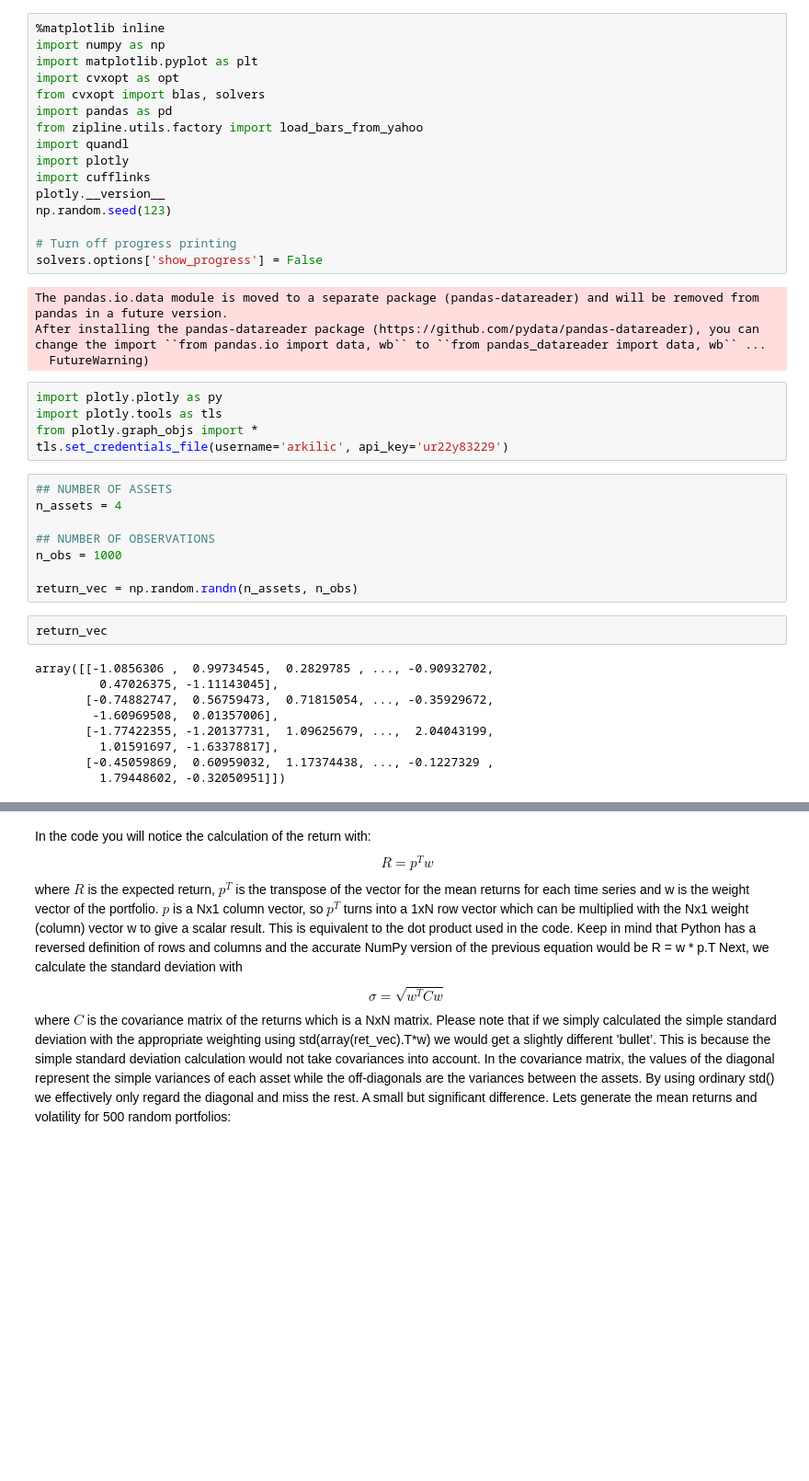
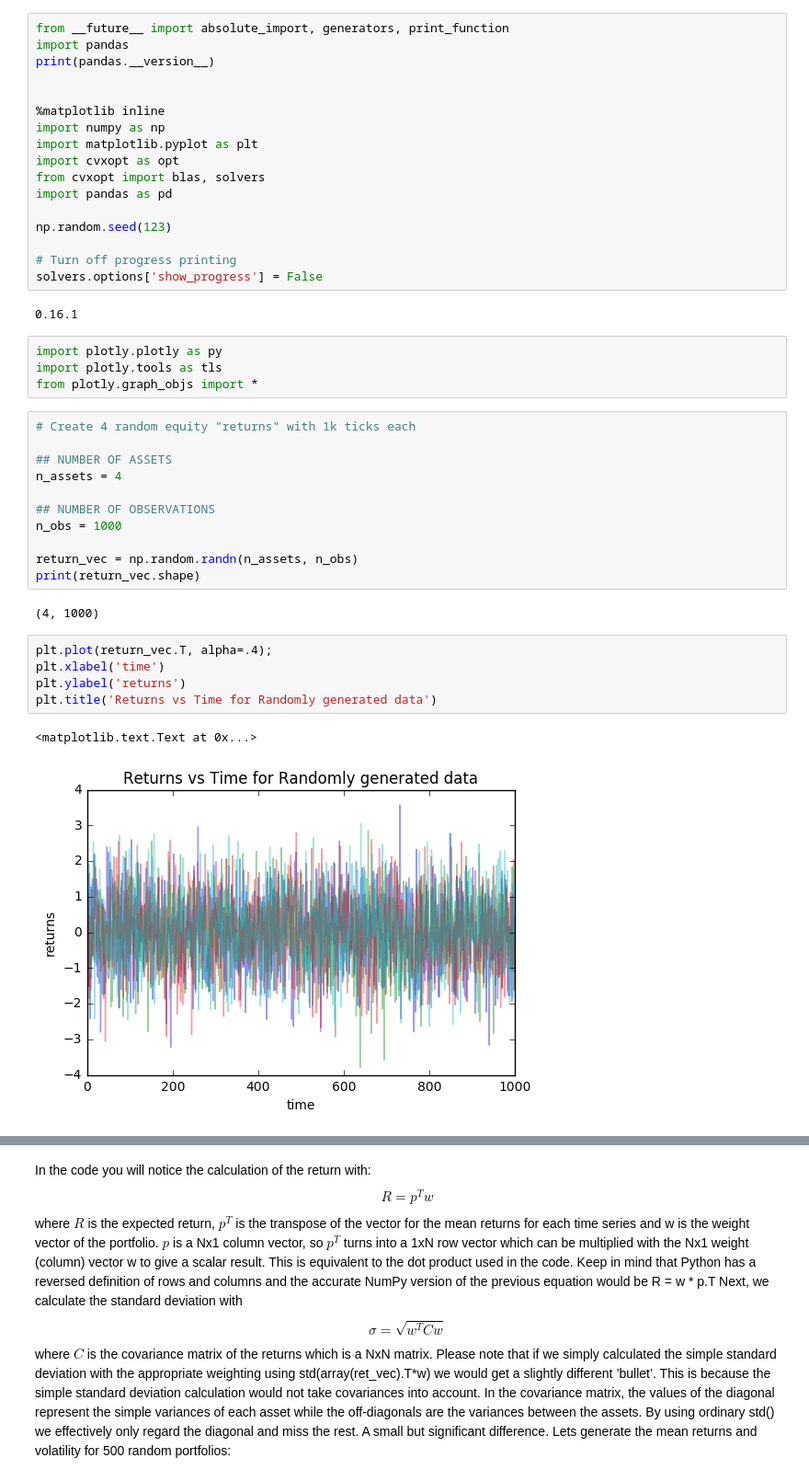
Before and after one commit to arkilic/notebooks, a Jupyter notebook: Modern Portfolio Theory-- Markowitz Optimization and efficiency frontier.ipynb, the cells around one changed output, grey strips where cells are left out. Shown: that part at 92% size. Cells and saved outputs as stored; diff of their text form; blank space fills up the shorter version.

```diff
--- a/Modern Portfolio Theory-- Markowitz Optimization and efficiency frontier.ipynb
+++ b/Modern Portfolio Theory-- Markowitz Optimization and efficiency frontier.ipynb
@@ -1,29 +1,29 @@
 # %%
+from __future__ import absolute_import, generators, print_function
+import pandas
+print(pandas.__version__)
+
+
 %matplotlib inline
 import numpy as np
 import matplotlib.pyplot as plt
 import cvxopt as opt
 from cvxopt import blas, solvers
 import pandas as pd
-from zipline.utils.factory import load_bars_from_yahoo
-import quandl
-import plotly
-import cufflinks
-plotly.__version__
+
 np.random.seed(123)
 
 # Turn off progress printing
 solvers.options['show_progress'] = False
 # %% [output]
-The pandas.io.data module is moved to a separate package (pandas-datareader) and will be removed from pandas in a future version.
-After installing the pandas-datareader package (https://github.com/pydata/pandas-datareader), you can change the import ``from pandas.io import data, wb`` to ``from pandas_datareader import data, wb`` ...
-  FutureWarning)
+0.16.1
 # %%
 import plotly.plotly as py
 import plotly.tools as tls
 from plotly.graph_objs import *
-tls.set_credentials_file(username='arkilic', api_key='ur22y83229')
 # %%
+# Create 4 random equity "returns" with 1k ticks each
+
 ## NUMBER OF ASSETS
 n_assets = 4
 
@@ -31,16 +31,16 @@ n_assets = 4
 n_obs = 1000
 
 return_vec = np.random.randn(n_assets, n_obs)
+print(return_vec.shape)
+# %% [output]
+(4, 1000)
-# %%
-return_vec
-# %% [output]
-array([[-1.0856306 ,  0.99734545,  0.2829785 , ..., -0.90932702,
-         0.47026375, -1.11143045],
-       [-0.74882747,  0.56759473,  0.71815054, ..., -0.35929672,
-        -1.60969508,  0.01357006],
-       [-1.77422355, -1.20137731,  1.09625679, ...,  2.04043199,
-         1.01591697, -1.63378817],
-       [-0.45059869,  0.60959032,  1.17374438, ..., -0.1227329 ,
-         1.79448602, -0.32050951]])
+# %%
+plt.plot(return_vec.T, alpha=.4);
+plt.xlabel('time')
+plt.ylabel('returns')
+plt.title('Returns vs Time for Randomly generated data')
+# %% [output]
+<matplotlib.text.Text at 0x...>
+[figure, added]
 # %%
 fig = plt.figure()
```
Also changed, not shown: parts of 15 cells of this notebook.
